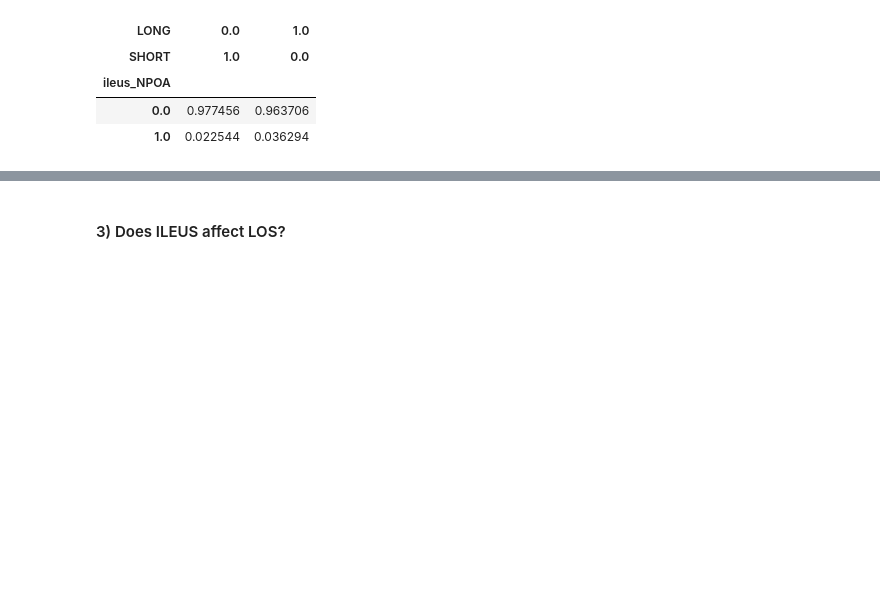
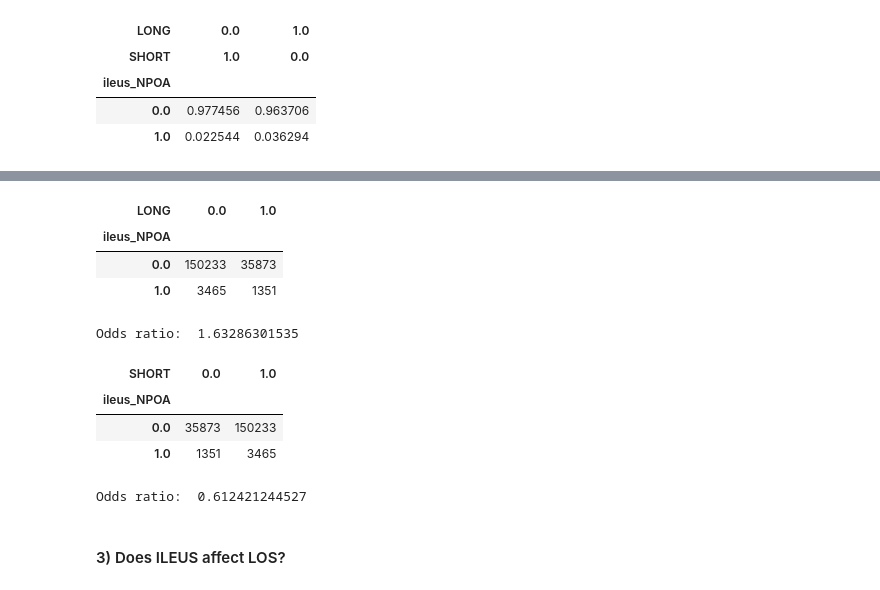
Before and after one commit to vionawu902/Loyola-ILEUS-Analysis, a Jupyter notebook: Analysis with CI.ipynb, the cells around one changed output, grey strips where cells are left out. Saved outputs shown, nothing was run; the diff lists cells and outputs as text; code cells hidden in the pictures; blank space fills up the shorter version.

```diff
--- a/Analysis with CI.ipynb
+++ b/Analysis with CI.ipynb
@@ -144,3 +170,25 @@ sample estimates:
+# %%
+ct_LONG = pd.crosstab(CADataSub.ileus_NPOA, CADataSub.LONG); ct_LONG
+# %% [output]
+| LONG | 0.0 | 1.0 |
+| ileus_NPOA |  |  |
+| 0.0 | 150233 | 35873 |
+| 1.0 | 3465 | 1351 |
+# %%
+print "Odds ratio: ", stats.fisher_exact(ct_LONG)[0]
+# %% [output]
+Odds ratio:  1.63286301535
+# %%
+ct_SHORT = pd.crosstab(CADataSub.ileus_NPOA, CADataSub.SHORT); ct_SHORT
+# %% [output]
+| SHORT | 0.0 | 1.0 |
+| ileus_NPOA |  |  |
+| 0.0 | 35873 | 150233 |
+| 1.0 | 1351 | 3465 |
+# %%
+print "Odds ratio: ", stats.fisher_exact(ct_SHORT)[0]
+# %% [output]
+Odds ratio:  0.612421244527
 # %% [markdown]
 #### 3) Does ILEUS affect LOS?
 # %% [markdown]
```
Also changed, not shown: parts of 15 cells of this notebook.
